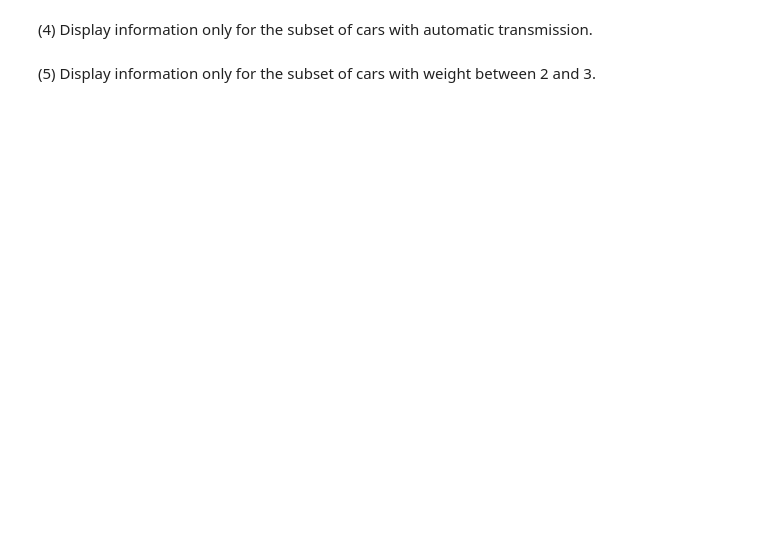
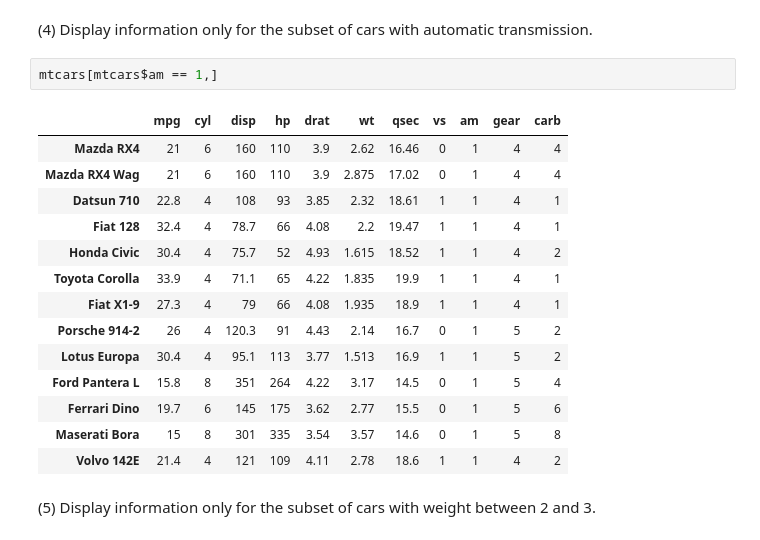
Before and after one commit to duke-biostats/ngs-2015, a Jupyter notebook: Practice/Practice TWO.ipynb, the cells around one changed output. Saved outputs shown, nothing was run; the diff lists cells and outputs as text; blank space fills up the shorter version.

```diff
--- a/Practice/Practice TWO.ipynb
+++ b/Practice/Practice TWO.ipynb
@@ -12,4 +45,21 @@ Practice TWO is meant to help you get comfortable working with data frames, and
 # %% [markdown]
 (4) Display information only for the subset of cars with automatic transmission.
+# %%
+mtcars[mtcars$am == 1,]
+# %% [output]
+|  | mpg | cyl | disp | hp | drat | wt | qsec | vs | am | gear | carb |
+| Mazda RX4 | 21 | 6 | 160 | 110 | 3.9 | 2.62 | 16.46 | 0 | 1 | 4 | 4 |
+| Mazda RX4 Wag | 21 | 6 | 160 | 110 | 3.9 | 2.875 | 17.02 | 0 | 1 | 4 | 4 |
+| Datsun 710 | 22.8 | 4 | 108 | 93 | 3.85 | 2.32 | 18.61 | 1 | 1 | 4 | 1 |
+| Fiat 128 | 32.4 | 4 | 78.7 | 66 | 4.08 | 2.2 | 19.47 | 1 | 1 | 4 | 1 |
+| Honda Civic | 30.4 | 4 | 75.7 | 52 | 4.93 | 1.615 | 18.52 | 1 | 1 | 4 | 2 |
+| Toyota Corolla | 33.9 | 4 | 71.1 | 65 | 4.22 | 1.835 | 19.9 | 1 | 1 | 4 | 1 |
+| Fiat X1-9 | 27.3 | 4 | 79 | 66 | 4.08 | 1.935 | 18.9 | 1 | 1 | 4 | 1 |
+| Porsche 914-2 | 26 | 4 | 120.3 | 91 | 4.43 | 2.14 | 16.7 | 0 | 1 | 5 | 2 |
+| Lotus Europa | 30.4 | 4 | 95.1 | 113 | 3.77 | 1.513 | 16.9 | 1 | 1 | 5 | 2 |
+| Ford Pantera L | 15.8 | 8 | 351 | 264 | 4.22 | 3.17 | 14.5 | 0 | 1 | 5 | 4 |
+| Ferrari Dino | 19.7 | 6 | 145 | 175 | 3.62 | 2.77 | 15.5 | 0 | 1 | 5 | 6 |
+| Maserati Bora | 15 | 8 | 301 | 335 | 3.54 | 3.57 | 14.6 | 0 | 1 | 5 | 8 |
+| Volvo 142E | 21.4 | 4 | 121 | 109 | 4.11 | 2.78 | 18.6 | 1 | 1 | 4 | 2 |
 # %% [markdown]
 (5) Display information only for the subset of cars with weight between 2 and 3.
```
Also changed, not shown: parts of 17 cells of this notebook, 8 other files.
